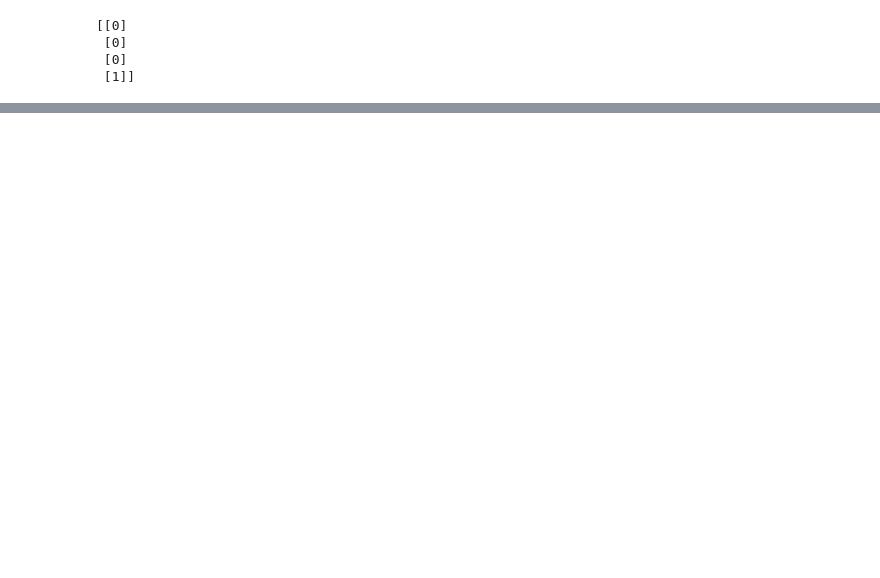
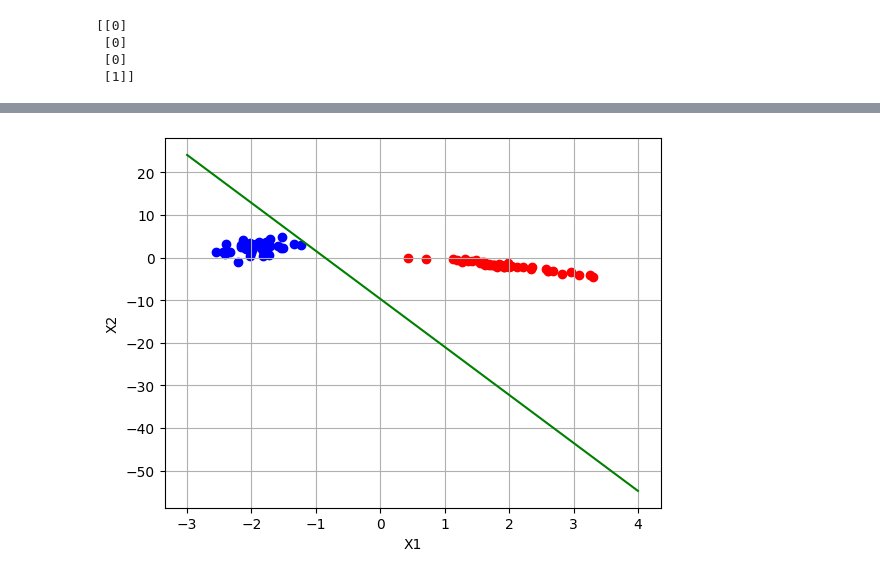
Before and after one commit to raphsenn/ai-notebooks, a Jupyter notebook: perceptron.ipynb, the cells around one changed output, grey strips where cells are left out. Drawn from its saved outputs; the diff is of its cells as text; code cells hidden in the pictures; blank space fills up the shorter version.

```diff
--- a/perceptron.ipynb
+++ b/perceptron.ipynb
@@ -225,3 +225,24 @@ print(and_gate(X_train))
  [0]
  [0]
  [1]]
+# %%
+from sklearn.datasets import make_classification
+from sklearn.model_selection import train_test_split
+
+# Step 1: Generate linearly separable data using sklearn's make_classification
+X, y = make_classification(n_samples=100, n_features=2, n_informative=2,
+                           n_redundant=0, n_clusters_per_class=1, class_sep=2,
+                           random_state=41)
+
+# Step 2: Split data into training and testing datasets (for example, 80% training and 20% testing)
+X_train, X_test, y_train, y_test = train_test_split(X, y, test_size=0.2, random_state=42)
+
+# Step 3: Reshape y_train and y_test to match Keras's expected input shape
+y_train = y_train.reshape(-1, 1)
+y_test = y_test.reshape(-1, 1)
+
+# Now your data is ready for use in a Keras model
+print(X_train[:5])  # First 5 rows of X_train
+print(y_train[:5])  # First 5 rows of y_train
+plot_data(X_train, y_train)
+perceptron = Perceptron(len(X_train[0]))
@@ -227,0 +261,10 @@ print(and_gate(X_train))
+# %%
+perceptron = Perceptron(2)
+perceptron.train(X_train, y_train, epochs=1000, learning_rate=0.01, verbose=False)
+x = np.linspace(-3, 4, 1000)
+W, B = perceptron.w, perceptron.b
+m, b = -(W[0] / W[1]), -(B[0] / W[1])
+plt.plot(x, linear(x, m, b), color='green')
+plot_data(X_train, y_train)
+# %% [output]
+[figure, added]
```
Also changed, not shown: parts of 12 cells of this notebook, 5 other files.
